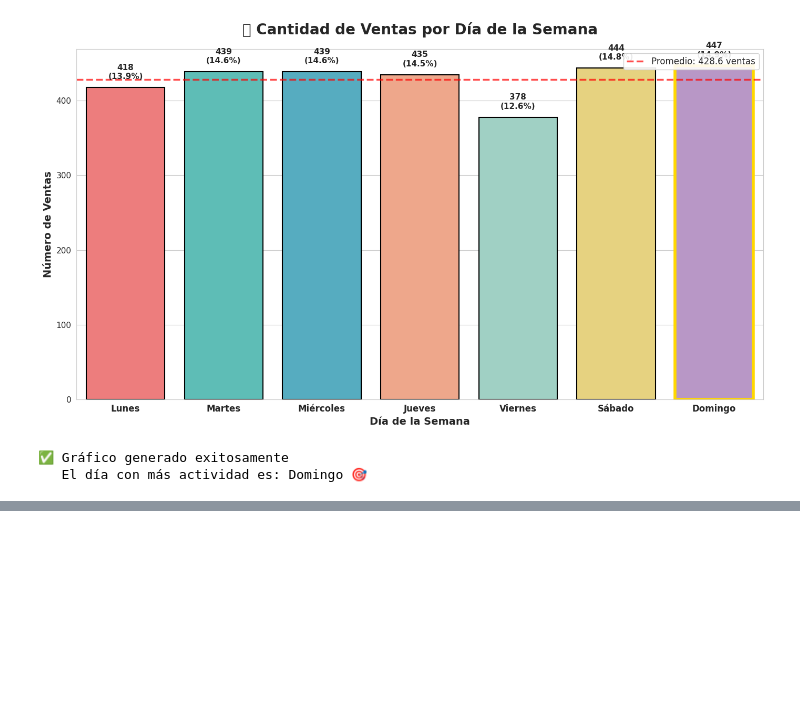
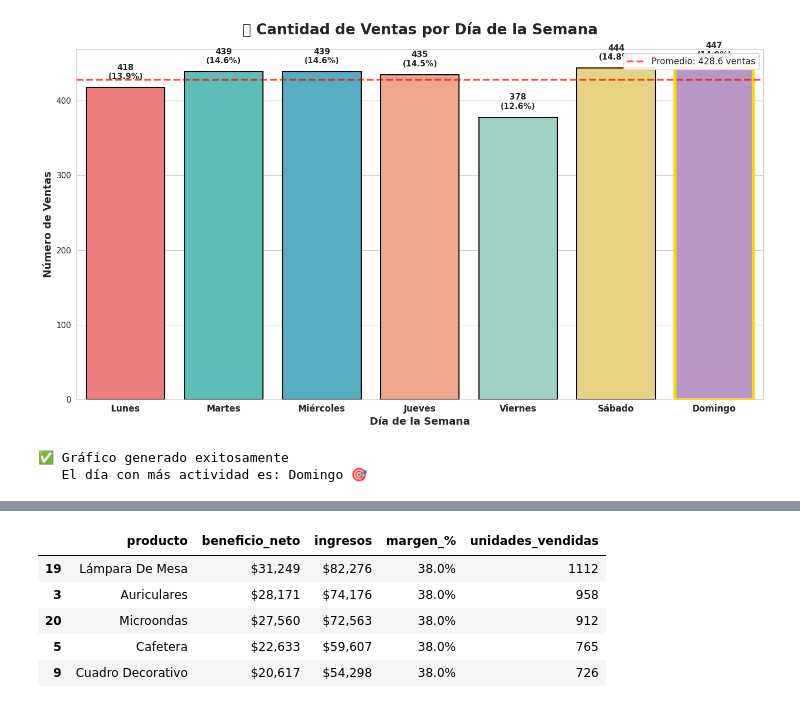
Before and after one commit to sgiupponi-lang/Entrega_Final_Ciencia_Datos, a Jupyter notebook: Entrega_Final_SGiupponi.ipynb, the cells around one changed output, grey strips where cells are left out. Saved outputs shown, nothing was run; the diff lists cells and outputs as text; code cells hidden in the pictures; blank space fills up the shorter version.

```diff
--- a/Entrega_Final_SGiupponi.ipynb
+++ b/Entrega_Final_SGiupponi.ipynb
@@ -1341,0 +2237,76 @@ print(resumen_ventas)
+# %%
+import pandas as pd
+import numpy as np
+
+print("=" * 90)
+print("TOP 5 PRODUCTOS MÁS RENTABLES – RESULTADOS REALES")
+print("=" * 90)
+
+# ===================================================================
+# CÁLCULO COMPLETO DE RENTABILIDAD
+# ===================================================================
+# 1. Ingresos y costo de mercadería
+df = df_ventas_sinduplicados.copy()
+df['ingreso'] = df['precio'] * df['cantidad']
+
+
+df['costo_merca'] = df['ingreso'] * (1 - 0.38)
+
+# 2. Costo de publicidad por producto
+publi = df_marketing.groupby('producto')['costo'].sum().reset_index()
+publi.rename(columns={'costo': 'costo_publicidad'}, inplace=True)
+
+# 3. Agrupamos todo
+rentabilidad = df.groupby('producto').agg(
+    ingresos=('ingreso', 'sum'),
+    costo_mercadería=('costo_merca', 'sum'),
+    unidades_vendidas=('cantidad', 'sum'),
+    precio_prom=('precio', 'mean')
+).reset_index()
+
+rentabilidad = rentabilidad.merge(publi, on='producto', how='left')
+rentabilidad['costo_publicidad'] = rentabilidad['costo_publicidad'].fillna(0)
+
+# 4. Métricas finales
+rentabilidad['beneficio_neto']           = rentabilidad['ingresos'] - rentabilidad['costo_mercadería'] - rentabilidad['costo_publicidad']
+rentabilidad['margen_%']                 = rentabilidad['beneficio_neto'] / rentabilidad['ingresos'] * 100
+rentabilidad['beneficio_por_unidad']     = rentabilidad['beneficio_neto'] / rentabilidad['unidades_vendidas']
+rentabilidad['ROI_total']                = rentabilidad['ingresos'] / (rentabilidad['costo_mercadería'] + rentabilidad['costo_publicidad'].replace(0, np.nan))
+
+# ===================================================================
+# TOP 5 SEGÚN LOS 3 CRITERIOS MÁS IMPORTANTES
+# ===================================================================
+print("\n1️⃣ TOP 5 POR BENEFICIO NETO ABSOLUTO (los que más plata te dejan)")
+top_beneficio = rentabilidad.sort_values('beneficio_neto', ascending=False).head(5)
+display(top_beneficio[['producto', 'beneficio_neto', 'ingresos', 'margen_%', 'unidades_vendidas']]
+        .style.format({'beneficio_neto': '${:,.0f}', 'ingresos': '${:,.0f}', 'margen_%': '{:.1f}%'}))
+
+print("\n2️⃣ TOP 5 POR BENEFICIO POR UNIDAD (ganás más por cada venta)")
+top_por_unidad = rentabilidad.sort_values('beneficio_por_unidad', ascending=False).head(5)
+display(top_por_unidad[['producto', 'beneficio_por_unidad', 'precio_prom', 'unidades_vendidas']]
+        .style.format({'beneficio_por_unidad': '${:,.0f}', 'precio_prom': '${:,.0f}'}))
+
+print("\n3️⃣ TOP 5 POR RENTABILIDAD DEL CAPITAL (mejor ROI total)")
+top_roi = rentabilidad.sort_values('ROI_total', ascending=False).head(5)
+display(top_roi[['producto', 'ROI_total', 'beneficio_neto', 'costo_mercadería', 'costo_publicidad']]
+        .style.format({'ROI_total': '{:.2f}x', 'beneficio_neto': '${:,.0f}',
+                       'costo_mercadería': '${:,.0f}', 'costo_publicidad': '${:,.0f}'}))
+
+# ===================================================================
+# RESUMEN EJECUTIVO (para copiar-pegar en el informe)
+# ===================================================================
+print("\n" + "="*90)
+print("RESUMEN EJECUTIVO – PRODUCTOS MAS RENTABLES")
+print("="*90)
+print(f"Producto REY absoluto (beneficio neto): → {top_beneficio.iloc[0]['producto']}")
+print(f"   → Genera ${top_beneficio.iloc[0]['beneficio_neto']:,.0f} de ganancia neta")
+print(f"   → Margen real: {top_beneficio.iloc[0]['margen_%']:.1f}%")
+print(f"\nProducto con mayor ganancia por venta: → {top_por_unidad.iloc[0]['producto']}")
+print(f"   → ${top_por_unidad.iloc[0]['beneficio_por_unidad']:,.0f} por unidad vendida")
+print(f"\nProducto con mejor ROI del capital: → {top_roi.iloc[0]['producto']}")
+print(f"   → {top_roi.iloc[0]['ROI_total']:.2f}x (recupera {top_roi.iloc[0]['ROI_total']:.1f} veces la inversión total)")
+
+# Guardar todo
+rentabilidad.to_excel("TOP_rentabilidad_productos_COMPLETO.xlsx", index=False)
+print(f"\nArchivo completo exportado: TOP_rentabilidad_productos_COMPLETO.xlsx")
+# %% [output]
@@ -1341,0 +2318,6 @@ print(resumen_ventas)
+|  | producto | beneficio_neto | ingresos | margen_% | unidades_vendidas |
+| 19 | Lámpara De Mesa | $31,249 | $82,276 | 38.0% | 1112 |
+| 3 | Auriculares | $28,171 | $74,176 | 38.0% | 958 |
+| 20 | Microondas | $27,560 | $72,563 | 38.0% | 912 |
+| 5 | Cafetera | $22,633 | $59,607 | 38.0% | 765 |
+| 9 | Cuadro Decorativo | $20,617 | $54,298 | 38.0% | 726 |
```
Also changed, not shown: parts of 38 cells of this notebook.
